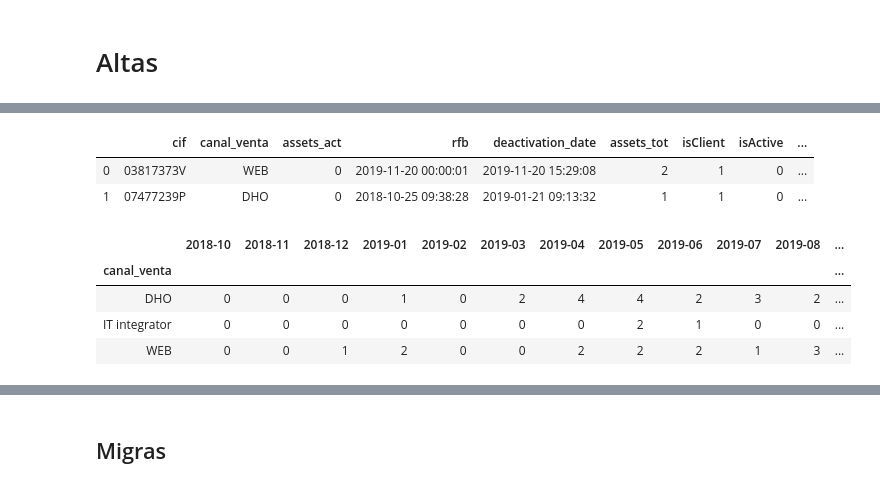
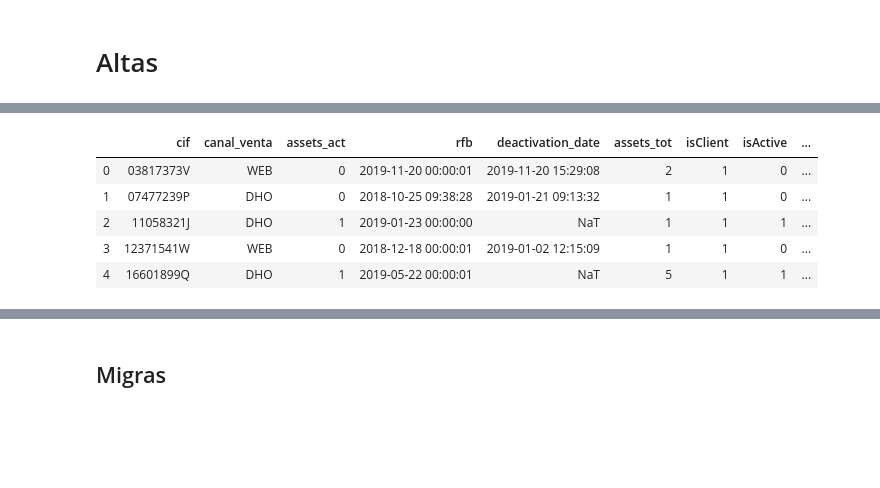
Before and after one commit to mariaadradosr/PyCartera, a Jupyter notebook: Final_PyCartera.ipynb, the cells around one changed output, grey strips where cells are left out. Drawn from its saved outputs; the diff is of its cells as text; code cells hidden in the pictures; blank space fills up the shorter version.

```diff
--- a/Final_PyCartera.ipynb
+++ b/Final_PyCartera.ipynb
@@ -58,6 +132,9 @@ df_altas = functions.base_altas(df)
 # %%
-df_altas.head(2)
+df_altas.head()
 # %% [output]
 |  | cif | canal_venta | assets_act | rfb | deactivation_date | assets_tot | isClient | isActive | ... |
 | 0 | 03817373V | WEB | 0 | 2019-11-20 00:00:01 | 2019-11-20 15:29:08 | 2 | 1 | 0 | ... |
 | 1 | 07477239P | DHO | 0 | 2018-10-25 09:38:28 | 2019-01-21 09:13:32 | 1 | 1 | 0 | ... |
+| 2 | 11058321J | DHO | 1 | 2019-01-23 00:00:00 | NaT | 1 | 1 | 1 | ... |
+| 3 | 12371541W | WEB | 0 | 2018-12-18 00:00:01 | 2019-01-02 12:15:09 | 1 | 1 | 0 | ... |
+| 4 | 16601899Q | DHO | 1 | 2019-05-22 00:00:01 | NaT | 5 | 1 | 1 | ... |
@@ -66,8 +140,0 @@ df_altas.to_excel('./detalle_altas.xlsx',encoding='CP1252',index=False)
-# %%
-functions.cli_bajas_mes(df_altas,tipo=1)
-# %% [output]
-|  | 2018-10 | 2018-11 | 2018-12 | 2019-01 | 2019-02 | 2019-03 | 2019-04 | 2019-05 | 2019-06 | 2019-07 | 2019-08 | ... |
-| canal_venta |  |  |  |  |  |  |  |  |  |  |  | ... |
-| DHO | 0 | 0 | 0 | 1 | 0 | 2 | 4 | 4 | 2 | 3 | 2 | ... |
-| IT integrator | 0 | 0 | 0 | 0 | 0 | 0 | 0 | 2 | 1 | 0 | 0 | ... |
-| WEB | 0 | 0 | 1 | 2 | 0 | 0 | 2 | 2 | 2 | 1 | 3 | ... |
```
Also changed, not shown: parts of 9 cells of this notebook, 5 other files.
